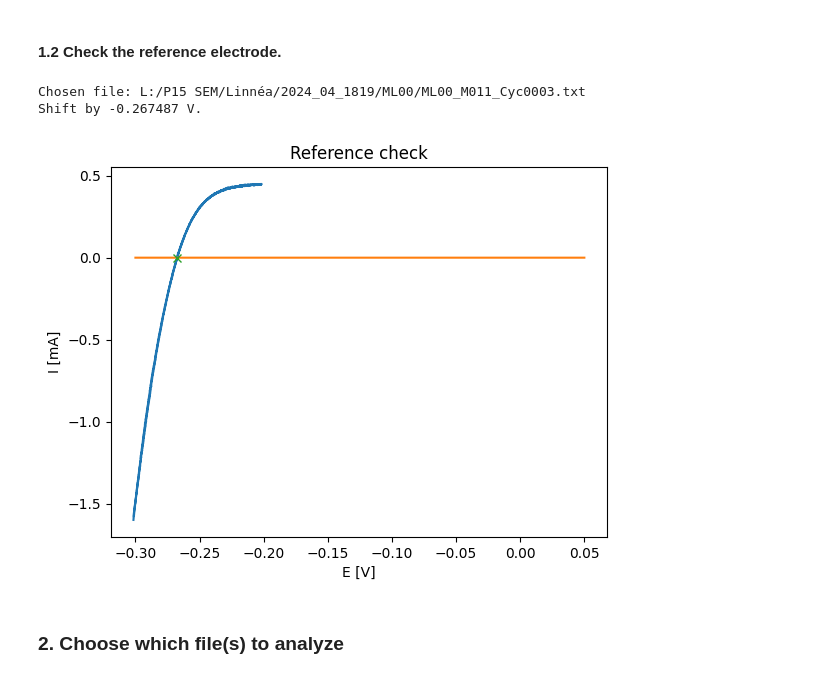
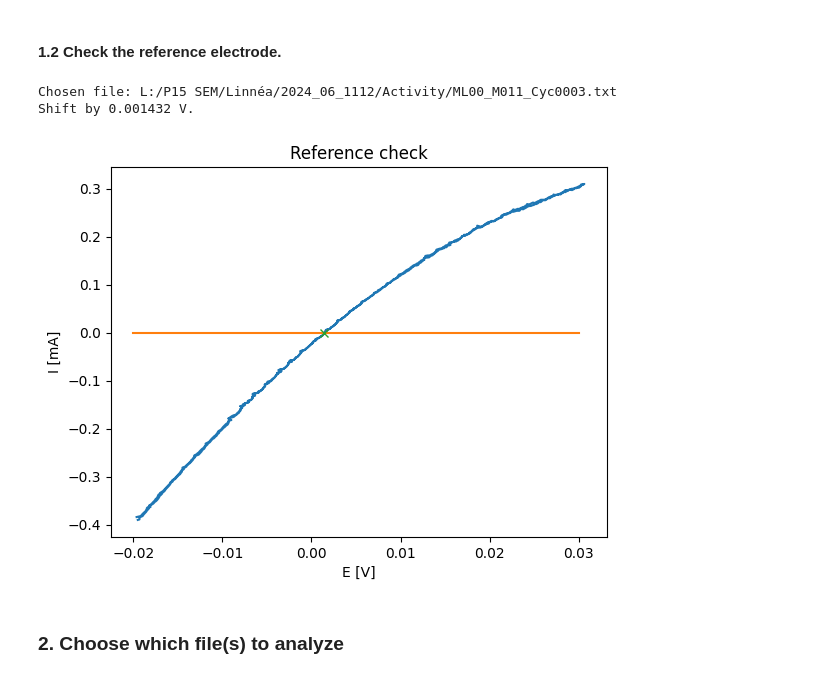
Before and after one commit to linneabjork/RDE_analysis, a Jupyter notebook: run_activity.ipynb, the cells around one changed output. Cells and saved outputs as stored; diff of their text form; code cells hidden in the pictures.

```diff
--- a/run_activity.ipynb
+++ b/run_activity.ipynb
@@ -26,33 +24,36 @@ The autoreload extension is already loaded. To reload it, use:
 # %% [markdown]
 #### 1.1 Introducting experimental parameters.
 # %%
+# Variables
 A_geo = 0.196               # cm2
 loading = 10                # ug/cm2
 ir_comp = 26                # ohm
+scan_rate = 0.05            # V/s for CO stripping
+index = 10                  # number of lines of info to be removed
+
+Pt_mass = loading * A_geo   # ug
+
+# Constants (for ORR, 0.1 M HClO4)
 charge_ecsa = 0.000210      # C/cm2
-Pt_mass = loading * A_geo   # ug
-scan_rate = 0.05            # V/s for CO stripping
 F = 96485                   # C/mol, Faraday constant
 D02 = 0.000019              # cm2/s, diffusion constant O2
 C_R = 0.0000012             # mol/cm3, analyte concentration
 nu = 0.01                   # cm2/s, viscosity
-
-index = 9                 # number of lines of info to be removed
 # %% [markdown]
 #### 1.2 Check the reference electrode.
 # %%
 %autoreload
 H2_file = filedialog.askopenfilename(title="Choose the file with CV under hydrogen.")
-V, I = get_voltage_current(H2_file, index)
+ref_V, ref_I = get_voltage_current(H2_file, index)
 print("Chosen file:",H2_file)
 
-x_lower_limit = -0.3
-x_upper_limit = 0.05
-reference = reference_check(V, I, x_lower_limit, x_upper_limit)
+x_lower_limit = -0.02
+x_upper_limit = 0.03
+reference = reference_check(ref_V, ref_I, x_lower_limit, x_upper_limit)
 # %% [output]
-Chosen file: L:/P15 SEM/Linnéa/2024_04_1819/ML00/ML00_M011_Cyc0003.txt
-Shift by -0.267487 V.
+Chosen file: L:/P15 SEM/Linnéa/2024_06_1112/Activity/ML00_M011_Cyc0003.txt
+Shift by 0.001432 V.
-[figure, old version]
+[figure, new version]
 # %% [markdown]
 ### 2. Choose which file(s) to analyze
 # %% [markdown]
```
Also changed, not shown: parts of 14 cells of this notebook.
